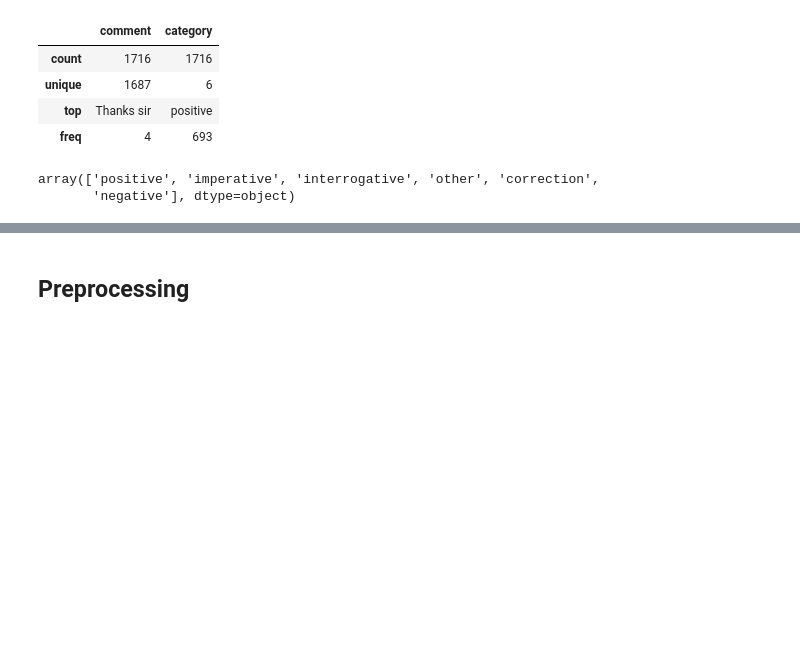
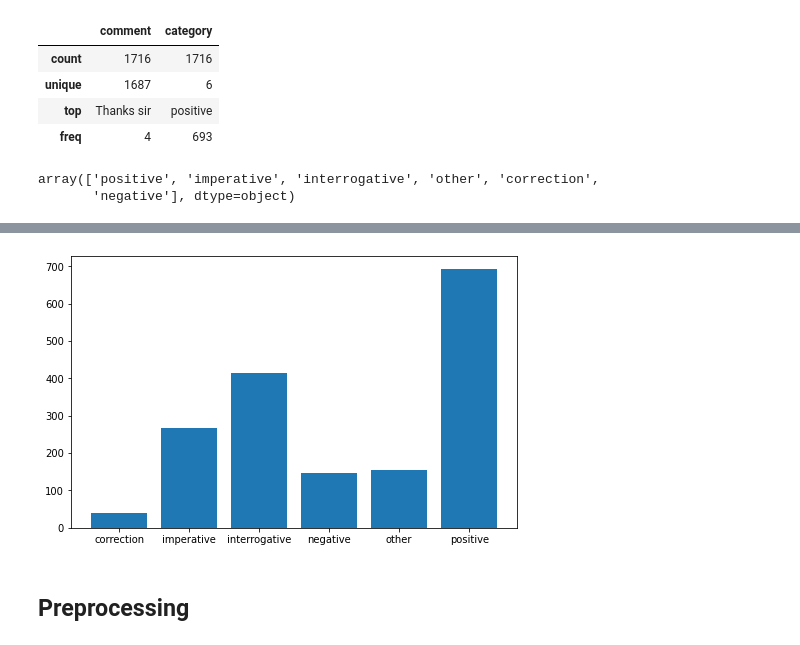
Before and after one commit to Rhitabrat/youtube-comments-categorization, a Jupyter notebook: main_using_tfidf.ipynb, the cells around one changed output, grey strips where cells are left out. Saved outputs shown, nothing was run; the diff lists cells and outputs as text; code cells hidden in the pictures; blank space fills up the shorter version.

Commit message:
bar plot potted for categories

```diff
--- a/main_using_tfidf.ipynb
+++ b/main_using_tfidf.ipynb
@@ -70,3 +70,17 @@ lens.hist();
+# %%
+categories = df.groupby('category').size()
+
+y_pos = categories.index
+
+plt.figure(figsize=(8,5))
+
+# Create bars
+plt.bar(y_pos, categories.values)
+
+# Show graphic
+plt.show()
+# %% [output]
+[figure, added]
 # %% [markdown]
 ## Preprocessing
 # %%
```
Also changed, not shown: parts of 2 cells of this notebook.
